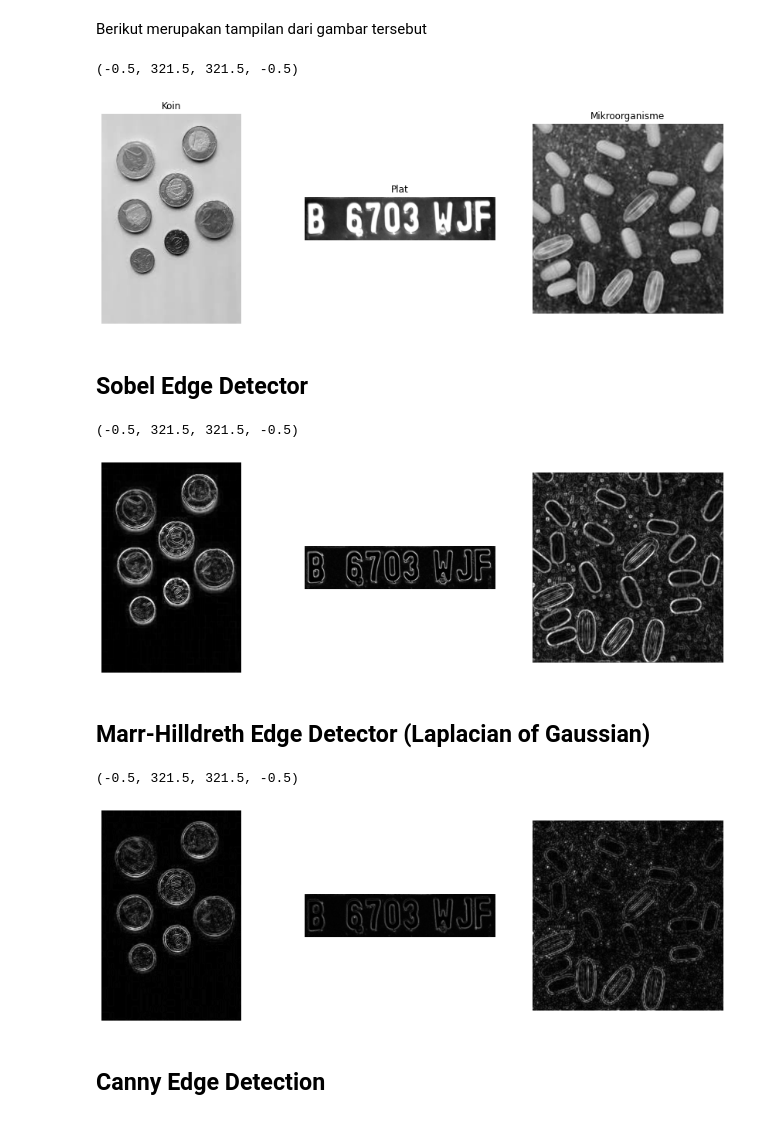
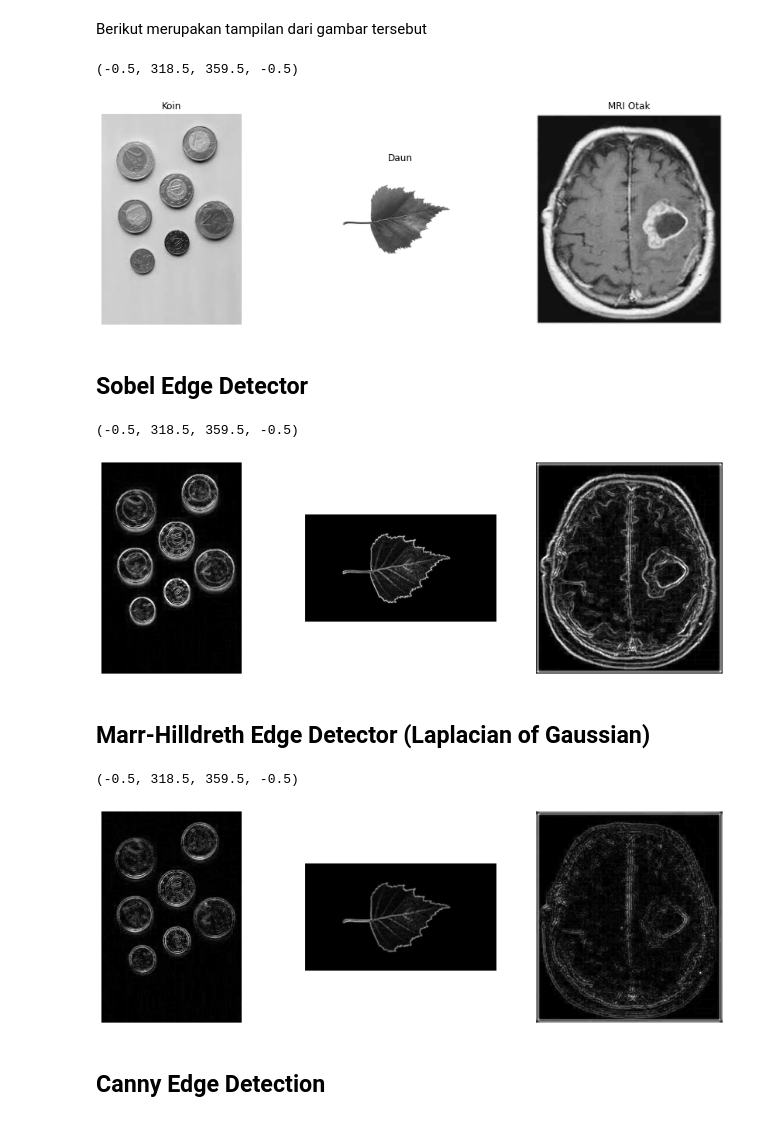
Before and after one commit to fjoeda/pengolahan-citra-dan-visi-komputer, a Jupyter notebook: egde-detection/Tugas Edge Detection.ipynb, the cells around one changed output. Cells and saved outputs as stored; diff of their text form; code cells hidden in the pictures.

Commit message:
change image

```diff
--- a/egde-detection/Tugas Edge Detection.ipynb
+++ b/egde-detection/Tugas Edge Detection.ipynb
@@ -41,25 +41,25 @@ Proses deteksi tepi akan coba dilakukan pada gambar berikut
 Semua gambar akan dimuat dalam warna grayscale
 # %%
 coin_img = cv2.imread('./coin.jpg',0)
-plat_img = cv2.imread('./plat.jpg',0)
-organism_img = cv2.imread('./Picture1.jpg',0)
+leaf_img = cv2.imread('./leaf.jpg',0)
+brain_img = cv2.imread('./brain.jpg',0)
 # %% [markdown]
 Berikut merupakan tampilan dari gambar tersebut
 # %%
 fig, (im1, im2, im3) = plt.subplots(1,3)
 fig.set_size_inches(15,5)
 im1.imshow(coin_img, cmap='gray')
 im1.set_title("Koin")
 im1.axis('off')
-im2.imshow(plat_img, cmap='gray')
-im2.set_title("Plat")
+im2.imshow(leaf_img, cmap='gray')
+im2.set_title("Daun")
 im2.axis('off')
-im3.imshow(organism_img, cmap='gray')
-im3.set_title("Mikroorganisme")
+im3.imshow(brain_img, cmap='gray')
+im3.set_title("MRI Otak")
 im3.axis('off')
 # %% [output]
-(-0.5, 321.5, 321.5, -0.5)
+(-0.5, 318.5, 359.5, -0.5)
-[figure, old version]
+[figure, new version]
 # %% [markdown]
 ## Sobel Edge Detector
 # %%
@@ -79,13 +79,13 @@ fig, (im1, im2, im3) = plt.subplots(1,3)
 fig.set_size_inches(15,5)
 im1.imshow(coin_sobel, cmap='gray')
 im1.axis('off')
-im2.imshow(plat_sobel, cmap='gray')
+im2.imshow(leaf_sobel, cmap='gray')
 im2.axis('off')
-im3.imshow(organism_sobel, cmap='gray')
+im3.imshow(brain_sobel, cmap='gray')
 im3.axis('off')
 # %% [output]
-(-0.5, 321.5, 321.5, -0.5)
+(-0.5, 318.5, 359.5, -0.5)
-[figure, old version]
+[figure, new version]
 # %% [markdown]
 ## Marr-Hilldreth Edge Detector (Laplacian of Gaussian)
 # %%
@@ -103,13 +103,13 @@ fig, (im1, im2, im3) = plt.subplots(1,3)
 fig.set_size_inches(15,5)
 im1.imshow(coin_log, cmap='gray')
 im1.axis('off')
-im2.imshow(plat_log, cmap='gray')
+im2.imshow(leaf_log, cmap='gray')
 im2.axis('off')
-im3.imshow(organism_log, cmap='gray')
+im3.imshow(brain_log, cmap='gray')
 im3.axis('off')
 # %% [output]
-(-0.5, 321.5, 321.5, -0.5)
+(-0.5, 318.5, 359.5, -0.5)
-[figure, old version]
+[figure, new version]
 # %% [markdown]
 ## Canny Edge Detection
 # %%
```
Also changed, not shown: parts of 9 cells of this notebook.
